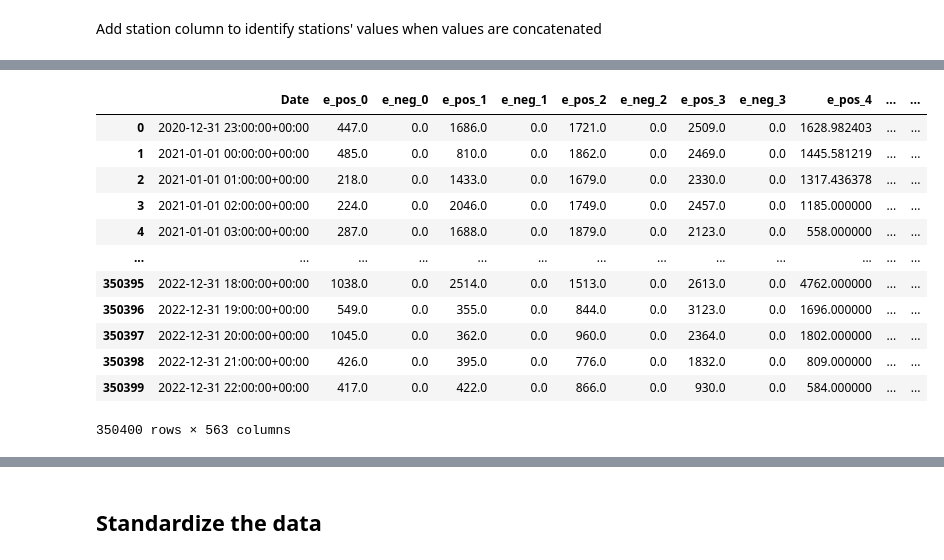
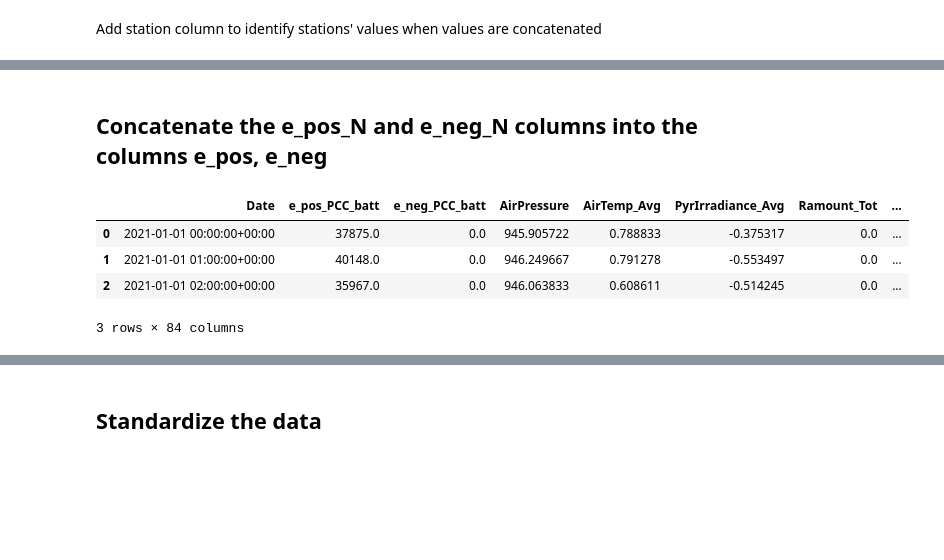
Before and after one commit to FabioLddo/time_series_energy_community_forecasting, a Jupyter notebook: nathan_notebook.ipynb, the cells around one changed output, grey strips where cells are left out. Drawn from its saved outputs; the diff is of its cells as text; code cells hidden in the pictures; blank space fills up the shorter version.

```diff
--- a/nathan_notebook.ipynb
+++ b/nathan_notebook.ipynb
@@ -640,0 +680,27 @@ df.head(3)
+# %%
+df_new = pd.DataFrame()
+df_meters_temp = df_meters.copy()
+
+df_meters_temp.reset_index(inplace=True)
+df_meters_temp.rename(columns={'index': 'date'}, inplace=True)
+
+for i in range(19):
+    if i == 0:
+        df_new[f'e_pos'] = df_meters_temp[f'e_pos_{i}']
+        df_new[f'e_neg'] = df_meters_temp[f'e_neg_{i}']
+        df_new['unique_id'] = i
+        df_new['ds'] = df_meters_temp['date']
+    else:
+        df_loop = pd.DataFrame()
+        df_loop[f'e_pos'] = df_meters_temp[f'e_pos_{i}']
+        df_loop[f'e_neg'] = df_meters_temp[f'e_neg_{i}']
+        df_loop['unique_id'] = i
+        df_loop['ds'] = df_meters_temp['date']
+        df_new = pd.concat([df_new, df_loop], axis=0)
+
+df_new.reset_index(drop=True, inplace=True)
+# df_new[df_new['unique_id'] == 1]
+df_new.unique_id.unique()
+
+e_pos_series = df_new['e_pos']
+e_neg_series = df_new['e_neg']
@@ -640,0 +730,5 @@ df.head(3)
+# %%
+# Drop all the old e_pos_N and e_neg_N features
+df = df.drop(columns=[f'e_pos_{i}' for i in range(19)], axis=1)
+df = df.drop(columns=[f'e_neg_{i}' for i in range(19)], axis=1)
+df.head(3)
@@ -640,0 +741,5 @@ df.head(3)
+# %%
+# Drop e_pos_battery, e_neg_battery, e_pos_PCC, e_neg_PCC, as e_pos_PCC_batt and e_neg_PCC_batt are the sum of battery and PCC
+df = df.drop(columns=['e_pos_battery', 'e_neg_battery'], axis=1)
+df = df.drop(columns=['e_pos_PCC', 'e_neg_PCC'], axis=1)
+df.head(3)
@@ -659,6 +756,6 @@ df.head()
 # %%
 # Add the station_id column and replicate the dataset 20 times
-num_stations = 20
+num_stations = 19
 dim = df.shape[0]
 
 # Replicate the rows of the original dataframe by the number of stations
@@ -671,22 +768,16 @@ for i in range(num_stations):
 
 # Assign the station IDs to the replicated dataframe
 df['station_id'] = station_ids
+# %% [markdown]
+## Concatenate the e_pos_N and e_neg_N columns into the columns e_pos, e_neg
 # %%
 # Concatenate the e_pos_N and e_neg_N columns into the columns e_pos and e_neg
 df['e_pos'] = e_pos_series
 df['e_neg'] = e_neg_series
-df
+df.head(3)
 # %% [output]
-|  | Date | e_pos_0 | e_neg_0 | e_pos_1 | e_neg_1 | e_pos_2 | e_neg_2 | e_pos_3 | e_neg_3 | e_pos_4 | ... | ... |
-| 0 | 2020-12-31 23:00:00+00:00 | 447.0 | 0.0 | 1686.0 | 0.0 | 1721.0 | 0.0 | 2509.0 | 0.0 | 1628.982403 | ... | ... |
-| 1 | 2021-01-01 00:00:00+00:00 | 485.0 | 0.0 | 810.0 | 0.0 | 1862.0 | 0.0 | 2469.0 | 0.0 | 1445.581219 | ... | ... |
-| 2 | 2021-01-01 01:00:00+00:00 | 218.0 | 0.0 | 1433.0 | 0.0 | 1679.0 | 0.0 | 2330.0 | 0.0 | 1317.436378 | ... | ... |
-| 3 | 2021-01-01 02:00:00+00:00 | 224.0 | 0.0 | 2046.0 | 0.0 | 1749.0 | 0.0 | 2457.0 | 0.0 | 1185.000000 | ... | ... |
-| 4 | 2021-01-01 03:00:00+00:00 | 287.0 | 0.0 | 1688.0 | 0.0 | 1879.0 | 0.0 | 2123.0 | 0.0 | 558.000000 | ... | ... |
-| ... | ... | ... | ... | ... | ... | ... | ... | ... | ... | ... | ... | ... |
-| 350395 | 2022-12-31 18:00:00+00:00 | 1038.0 | 0.0 | 2514.0 | 0.0 | 1513.0 | 0.0 | 2613.0 | 0.0 | 4762.000000 | ... | ... |
-| 350396 | 2022-12-31 19:00:00+00:00 | 549.0 | 0.0 | 355.0 | 0.0 | 844.0 | 0.0 | 3123.0 | 0.0 | 1696.000000 | ... | ... |
-| 350397 | 2022-12-31 20:00:00+00:00 | 1045.0 | 0.0 | 362.0 | 0.0 | 960.0 | 0.0 | 2364.0 | 0.0 | 1802.000000 | ... | ... |
-| 350398 | 2022-12-31 21:00:00+00:00 | 426.0 | 0.0 | 395.0 | 0.0 | 776.0 | 0.0 | 1832.0 | 0.0 | 809.000000 | ... | ... |
-| 350399 | 2022-12-31 22:00:00+00:00 | 417.0 | 0.0 | 422.0 | 0.0 | 866.0 | 0.0 | 930.0 | 0.0 | 584.000000 | ... | ... |
+|  | Date | e_pos_PCC_batt | e_neg_PCC_batt | AirPressure | AirTemp_Avg | PyrIrradiance_Avg | Ramount_Tot | ... |
+| 0 | 2021-01-01 00:00:00+00:00 | 37875.0 | 0.0 | 945.905722 | 0.788833 | -0.375317 | 0.0 | ... |
+| 1 | 2021-01-01 01:00:00+00:00 | 40148.0 | 0.0 | 946.249667 | 0.791278 | -0.553497 | 0.0 | ... |
+| 2 | 2021-01-01 02:00:00+00:00 | 35967.0 | 0.0 | 946.063833 | 0.608611 | -0.514245 | 0.0 | ... |
-350400 rows × 563 columns
+3 rows × 84 columns
```
Also changed, not shown: parts of 111 cells of this notebook, 1 other file.
